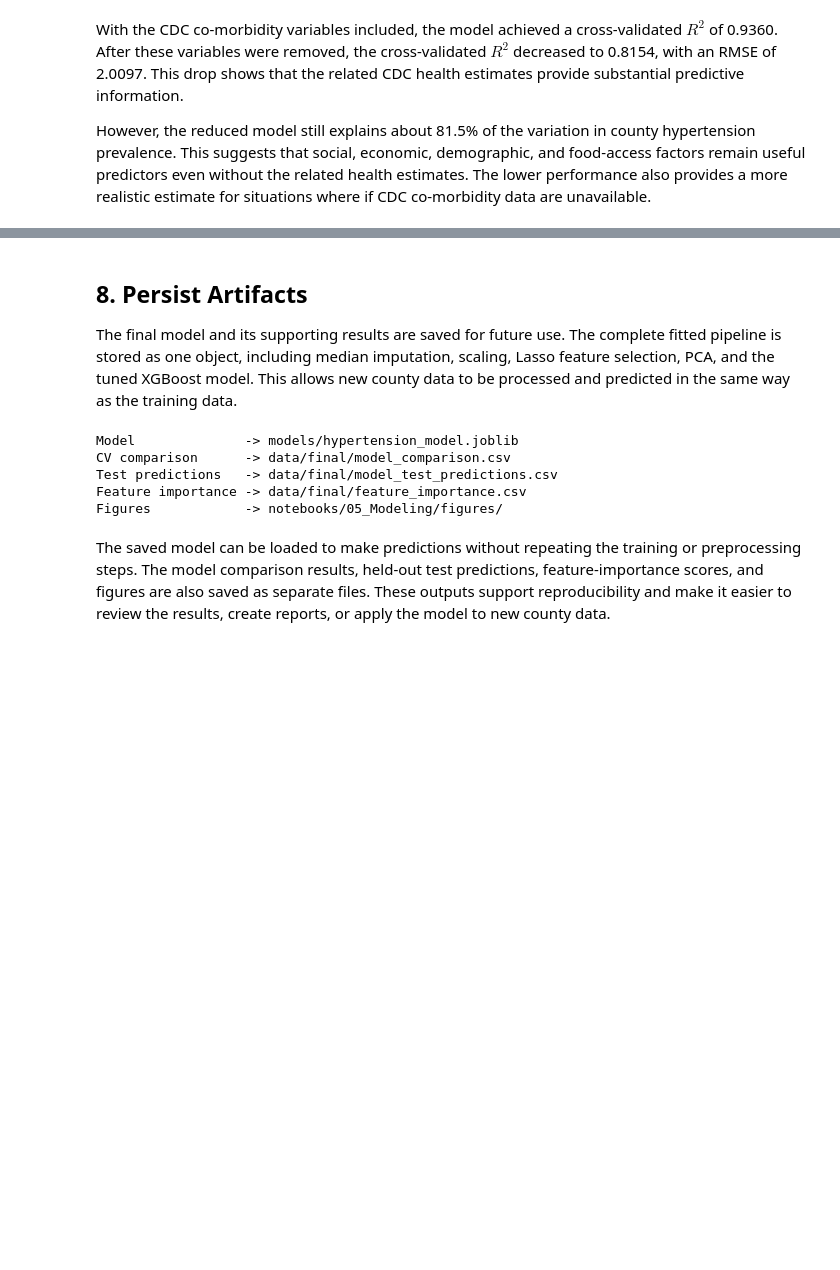
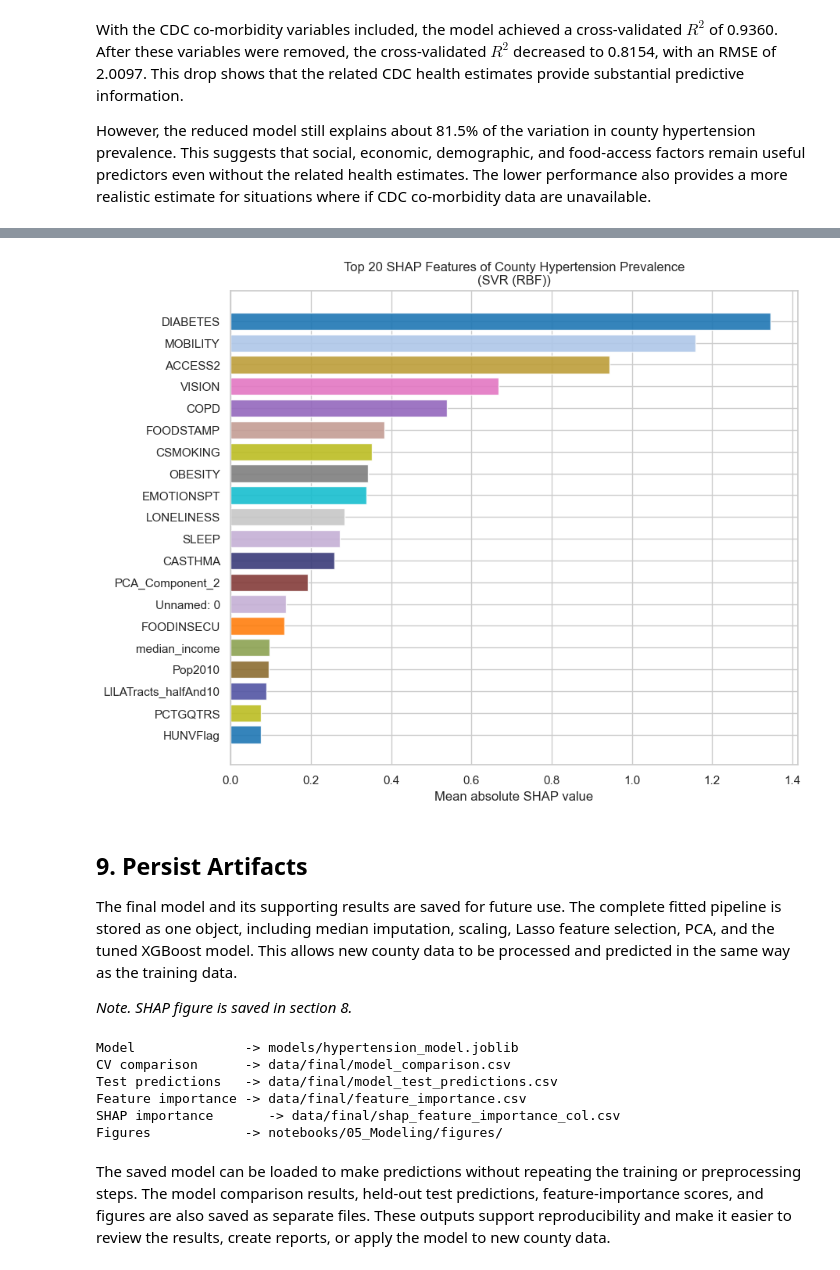
Before and after one commit to ngwalker93/ads599-capstone-hypertension-risk-atlas, a Jupyter notebook: notebooks/05_Modeling/01_modeling_pipeline.ipynb, the cells around one changed output, grey strips where cells are left out. Cells and saved outputs as stored; diff of their text form; code cells hidden in the pictures; blank space fills up the shorter version.

```diff
--- a/notebooks/05_Modeling/01_modeling_pipeline.ipynb
+++ b/notebooks/05_Modeling/01_modeling_pipeline.ipynb
@@ -665,6 +695,36 @@ However, the reduced model still explains about 81.5% of the variation in county
+# %%
+# Apply color mapping to the SHAP summary plot for consistency with previous plots
+
+# Extract mean absolute SHAP values manually for the top 20 features
+# shap_values.values shape is (samples, features)
+mean_abs_shap = np.mean(np.abs(shap_values.values), axis=0)
+shap_importance_df = pd.DataFrame({
+    "feature": X_test_model.columns,
+    "importance": mean_abs_shap
+}).sort_values("importance", ascending=True) # Ascending so the largest is at the top in barh
+
+# Get the top 20 features
+top_shap = shap_importance_df.tail(20)
+
+# 3. Map Michelle's colors to these specific features
+shap_colors = [variable_color(feature) for feature in top_shap["feature"]]
+
+# 4. Plot using standard matplotlib barh (matching your permutation plot style)
+fig, ax = plt.subplots(figsize=(9, 7), layout="constrained")
+ax.barh(top_shap["feature"], top_shap["importance"], color=shap_colors, alpha=0.9)
+
+ax.set_xlabel("Mean absolute SHAP value")
+ax.set_title(f"Top 20 SHAP Features of County Hypertension Prevalence\n({best_name})")
+
+fig.savefig(FIGURES_DIR / "shap_summary_importance_col.png", dpi=150)
+plt.show()
+# %% [output]
+[figure, added]
 # %% [markdown]
-## 8. Persist Artifacts
+## 9. Persist Artifacts
 The final model and its supporting results are saved for future use. The complete fitted pipeline is stored as one object, including median imputation, scaling, Lasso feature selection, PCA, and the tuned XGBoost model. This allows new county data to be processed and predicted in the same way as the training data.
+
+*Note. SHAP figure is saved in section 8.*
 # %%
 model_path = MODELS_DIR / "hypertension_model.joblib"
 joblib.dump(best_model, model_path)
@@ -677,12 +737,14 @@ print(f"Model              -> models/hypertension_model.joblib")
 print(f"CV comparison      -> data/final/model_comparison.csv")
 print(f"Test predictions   -> data/final/model_test_predictions.csv")
 print(f"Feature importance -> data/final/feature_importance.csv")
+print(f"SHAP importance       -> data/final/shap_feature_importance_col.csv")
 print(f"Figures            -> notebooks/05_Modeling/figures/")
 # %% [output]
 Model              -> models/hypertension_model.joblib
 CV comparison      -> data/final/model_comparison.csv
 Test predictions   -> data/final/model_test_predictions.csv
 Feature importance -> data/final/feature_importance.csv
+SHAP importance       -> data/final/shap_feature_importance_col.csv
 Figures            -> notebooks/05_Modeling/figures/
 # %% [markdown]
 The saved model can be loaded to make predictions without repeating the training or preprocessing steps. The model comparison results, held-out test predictions, feature-importance scores, and figures are also saved as separate files. These outputs support reproducibility and make it easier to review the results, create reports, or apply the model to new county data.
```
Also changed, not shown: parts of 6 cells of this notebook, 6 other files.
